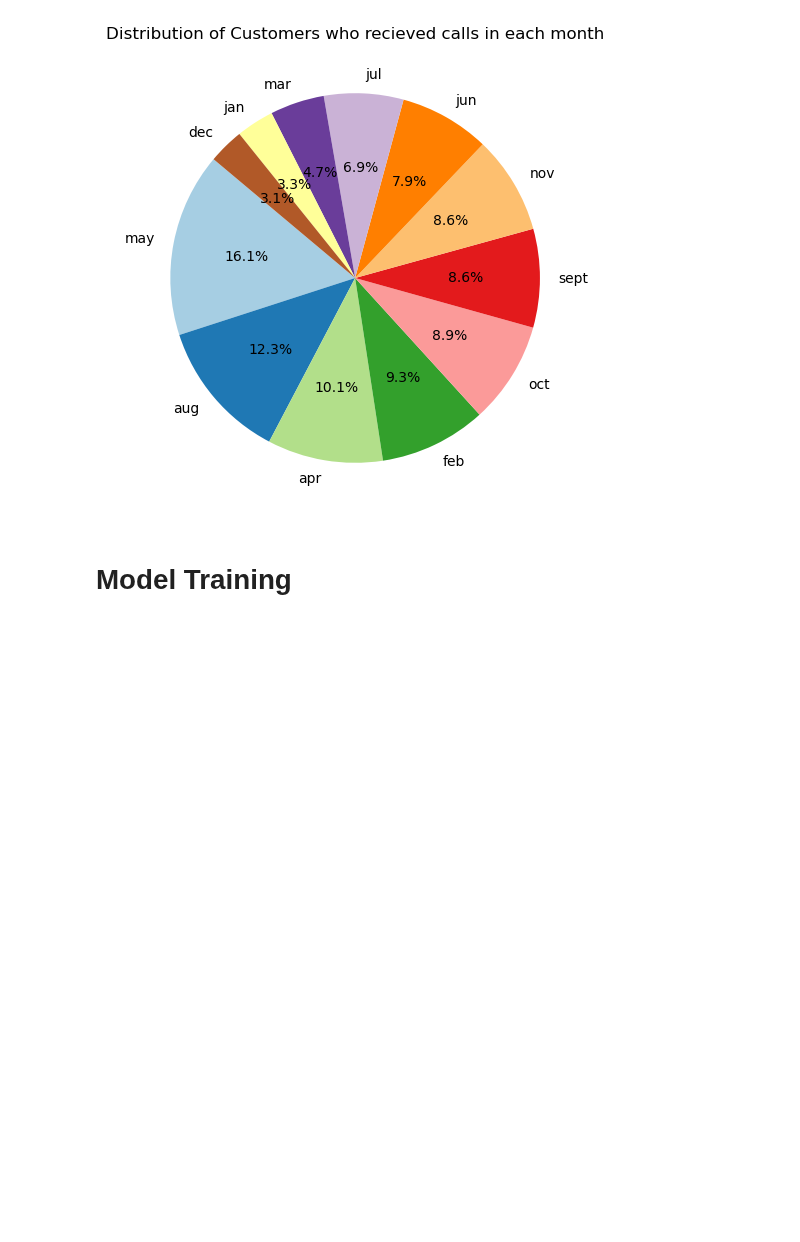
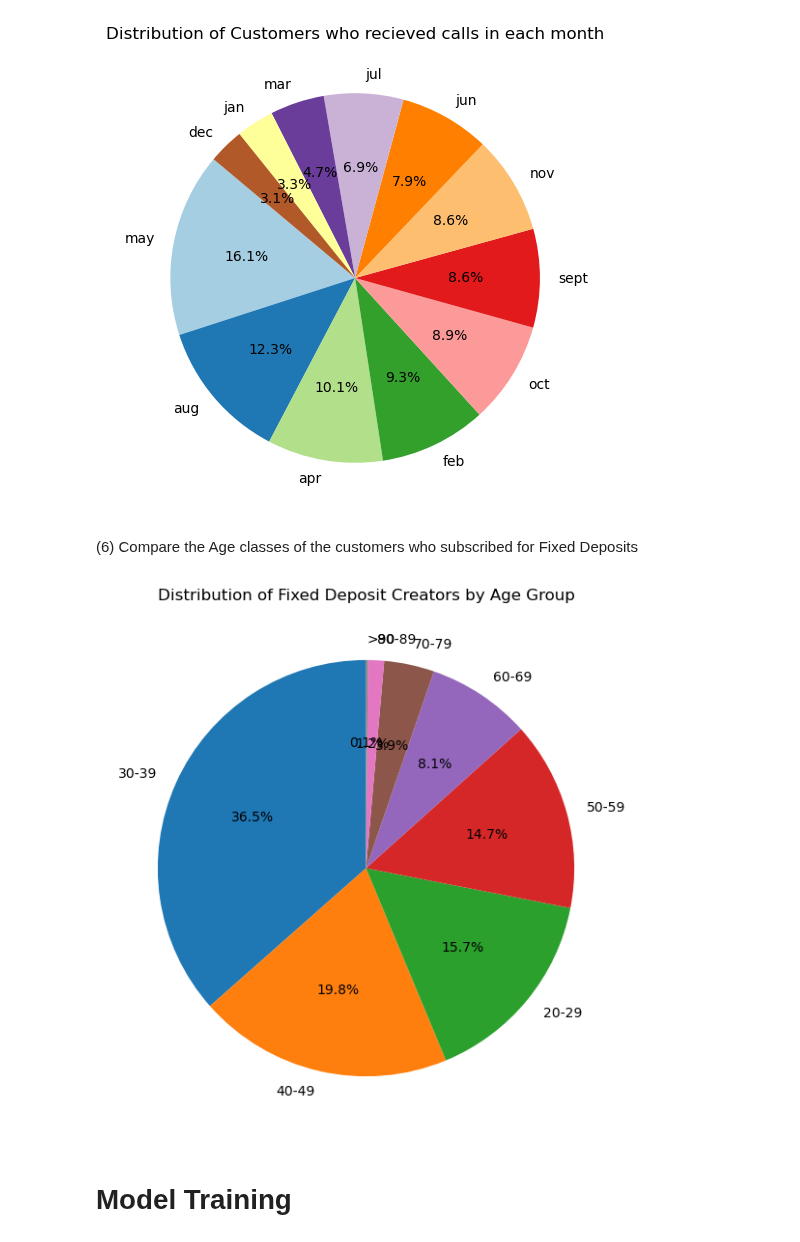
Before and after one commit to PehesaraniWKA/FDMminiProject, a Jupyter notebook: BankData.ipynb, the cells around one changed output. Cells and saved outputs as stored; diff of their text form; code cells hidden in the pictures; blank space fills up the shorter version.

Commit message:
Pie chart for the comparison of the Age classes of the customers who subscribed for Fixed Deposits were added

```diff
--- a/BankData.ipynb
+++ b/BankData.ipynb
@@ -471,6 +471,32 @@ plt.title('Distribution of Customers who recieved calls in each month')
 plt.show()
 # %% [output]
 [figure]
+# %% [markdown]
+(6) Compare the Age classes of the customers who subscribed for Fixed Deposits
+# %%
+import pandas as pd
+import matplotlib.pyplot as plt
+
+# Filter the dataset to consider only those who created fixed deposits (FDcreated == 1)
+created_deposits = df[df['FDcreated'] == 1]
+
+# Define age groups (you can customize these as needed)
+bins = [20, 30, 40, 50, 60, 70, 80, 90, 100]
+labels = ['20-29', '30-39', '40-49', '50-59', '60-69', '70-79', '80-89', '>90']
+
+# Group the data by age groups and count the occurrences
+age_groups = pd.cut(created_deposits['age'], bins=bins, labels=labels, right=False)
+age_group_counts = age_groups.value_counts()
+
+# Create a pie chart
+plt.figure(figsize=(7, 7))  # Set the figure size
+plt.pie(age_group_counts, labels=age_group_counts.index, autopct='%1.1f%%', startangle=90)
+plt.title('Distribution of Fixed Deposit Creators by Age Group')
+
+# Show the plot
+plt.show()
+# %% [output]
+[figure, added]
 # %% [markdown]
 # Model Training
 # %%
```
Also changed, not shown: parts of 17 cells of this notebook, 4 other files.
